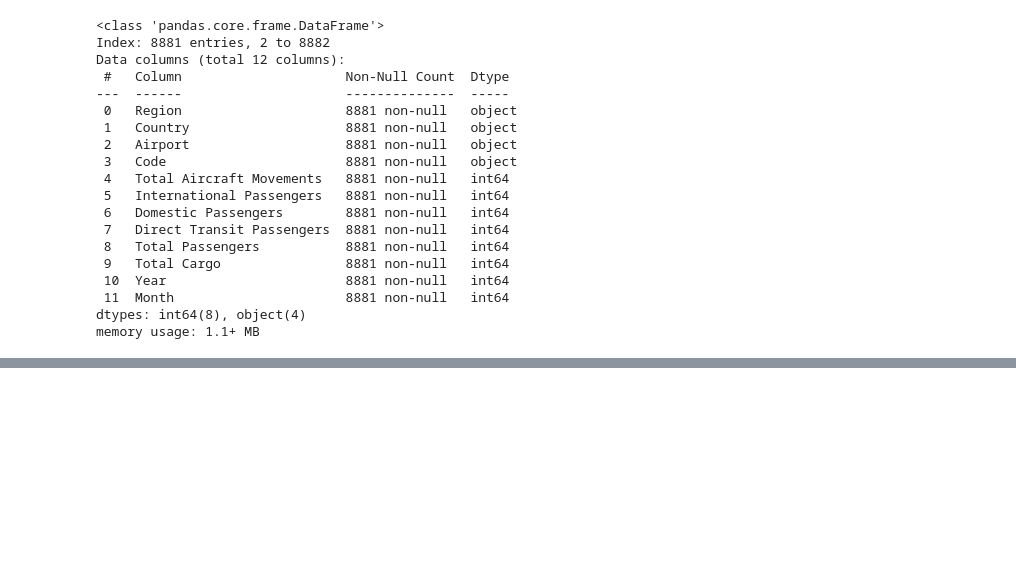
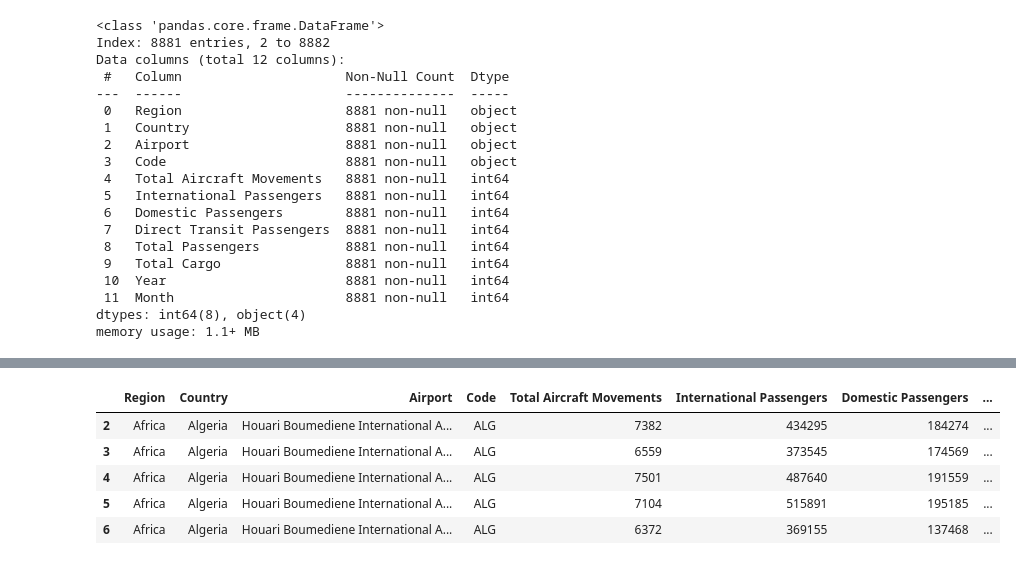
Before and after one commit to MbuyiseloNtando/Flights, a Jupyter notebook: Africa.ipynb, the cells around one changed output, grey strips where cells are left out. Cells and saved outputs as stored; diff of their text form; code cells hidden in the pictures; blank space fills up the shorter version.

```diff
--- a/Africa.ipynb
+++ b/Africa.ipynb
@@ -163,0 +135,9 @@ Countr_TotMove.plot(kind = 'bar')
+# %%
+df.head()
+# %% [output]
+|  | Region | Country | Airport | Code | Total Aircraft Movements | International Passengers | Domestic Passengers | ... |
+| 2 | Africa | Algeria | Houari Boumediene International A... | ALG | 7382 | 434295 | 184274 | ... |
+| 3 | Africa | Algeria | Houari Boumediene International A... | ALG | 6559 | 373545 | 174569 | ... |
+| 4 | Africa | Algeria | Houari Boumediene International A... | ALG | 7501 | 487640 | 191559 | ... |
+| 5 | Africa | Algeria | Houari Boumediene International A... | ALG | 7104 | 515891 | 195185 | ... |
+| 6 | Africa | Algeria | Houari Boumediene International A... | ALG | 6372 | 369155 | 137468 | ... |
```
Also changed, not shown: parts of 12 cells of this notebook.
